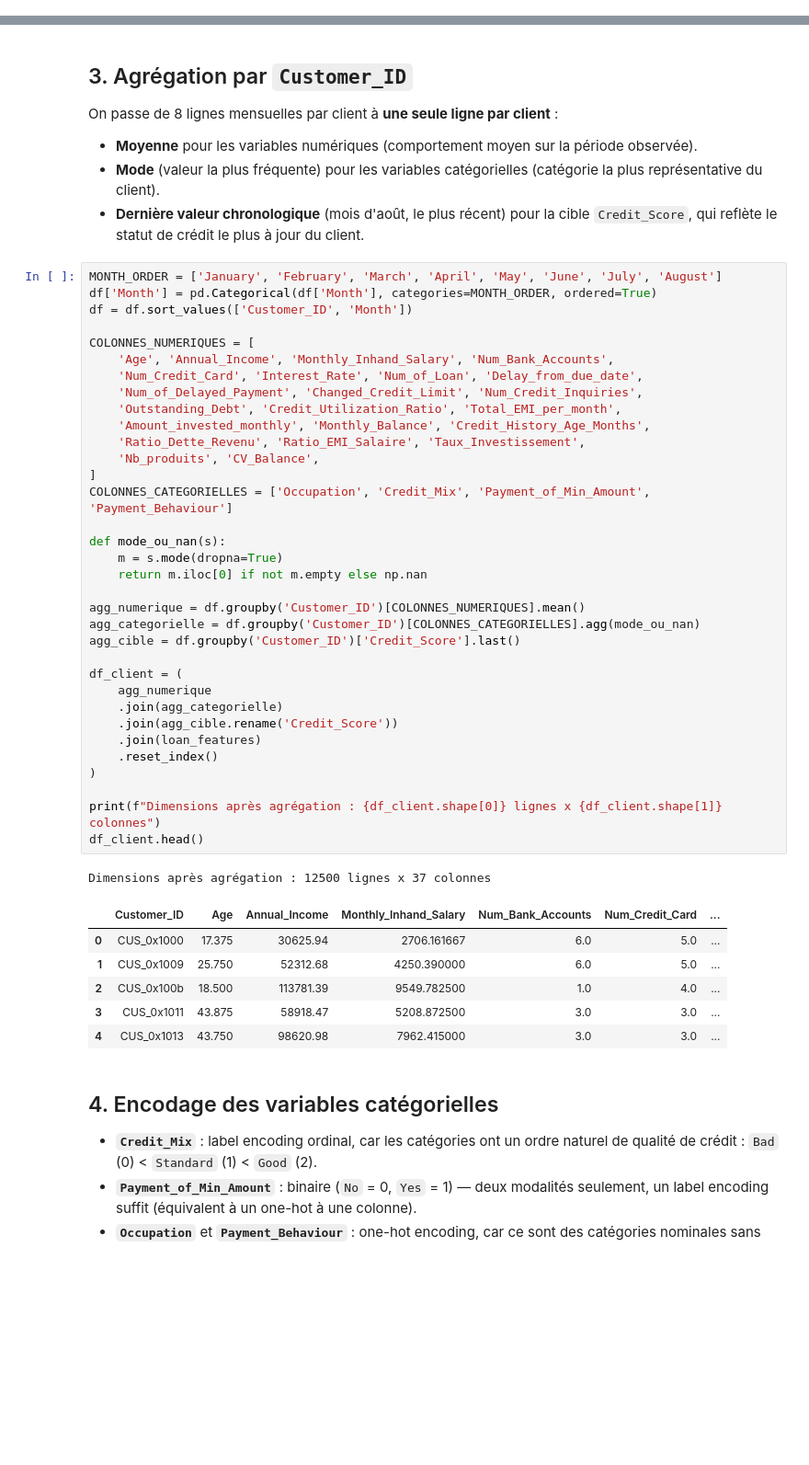
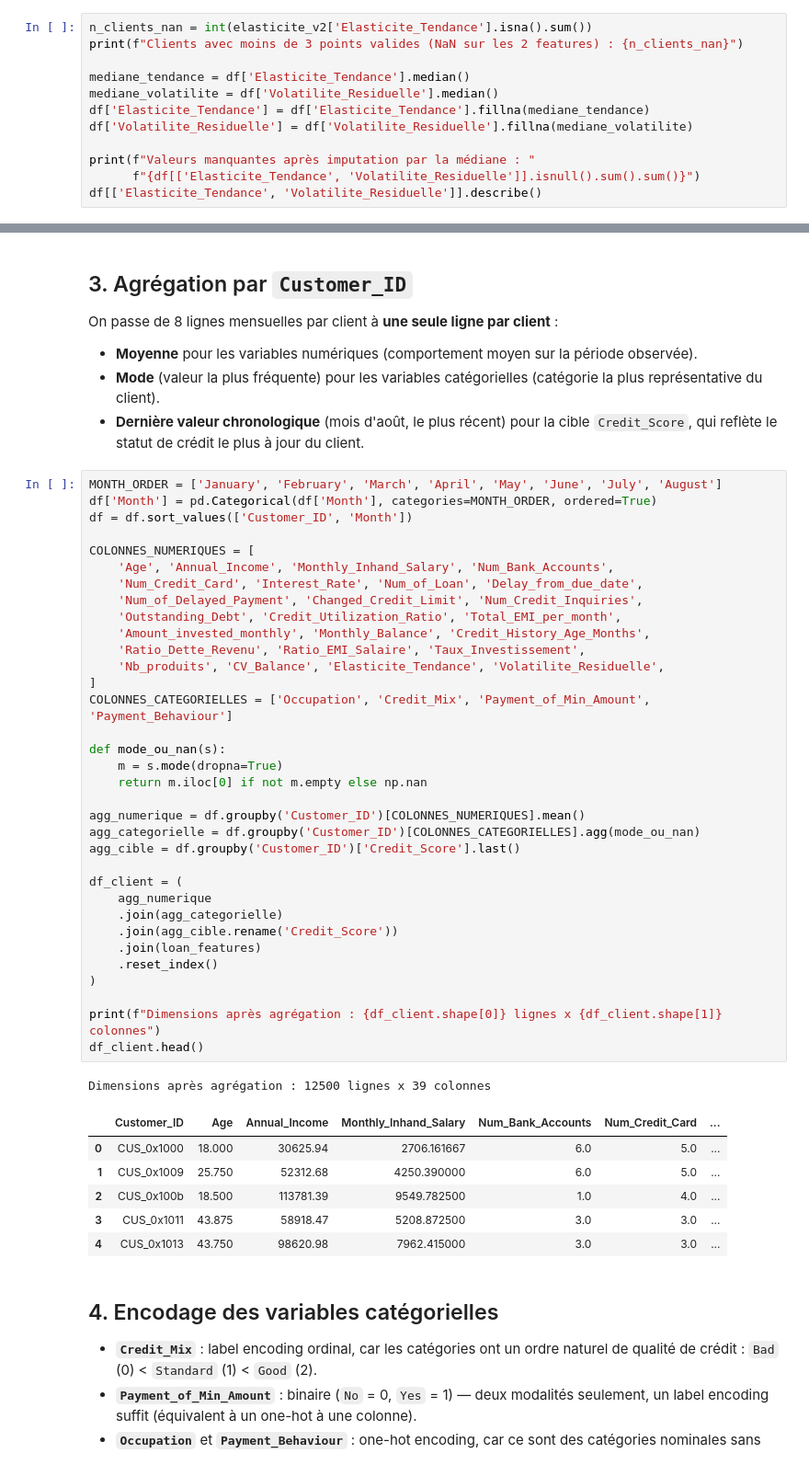
Before and after one commit to Zakaria-Mamouri/Scoring-et-Segmentation-Client, a Jupyter notebook: notebooks/03_feature_engineering.ipynb, the cells around one changed output, grey strips where cells are left out. Shown at 92% size. Cells and saved outputs as stored; diff of their text form; blank space fills up the shorter version.

Commit message:
Corrections  (age 18 ans, elasticite v2 regression log-lineaire) + ajout notebook 04 segmentation

```diff
--- a/notebooks/03_feature_engineering.ipynb
+++ b/notebooks/03_feature_engineering.ipynb
@@ -113,0 +202,12 @@ Name: CV_Balance, dtype: float64
+# %%
+n_clients_nan = int(elasticite_v2['Elasticite_Tendance'].isna().sum())
+print(f"Clients avec moins de 3 points valides (NaN sur les 2 features) : {n_clients_nan}")
+
+mediane_tendance = df['Elasticite_Tendance'].median()
+mediane_volatilite = df['Volatilite_Residuelle'].median()
+df['Elasticite_Tendance'] = df['Elasticite_Tendance'].fillna(mediane_tendance)
+df['Volatilite_Residuelle'] = df['Volatilite_Residuelle'].fillna(mediane_volatilite)
+
+print(f"Valeurs manquantes après imputation par la médiane : "
+      f"{df[['Elasticite_Tendance', 'Volatilite_Residuelle']].isnull().sum().sum()}")
+df[['Elasticite_Tendance', 'Volatilite_Residuelle']].describe()
@@ -184,36 +313,36 @@ df = df.sort_values(['Customer_ID', 'Month'])
 COLONNES_NUMERIQUES = [
     'Age', 'Annual_Income', 'Monthly_Inhand_Salary', 'Num_Bank_Accounts',
     'Num_Credit_Card', 'Interest_Rate', 'Num_of_Loan', 'Delay_from_due_date',
     'Num_of_Delayed_Payment', 'Changed_Credit_Limit', 'Num_Credit_Inquiries',
     'Outstanding_Debt', 'Credit_Utilization_Ratio', 'Total_EMI_per_month',
     'Amount_invested_monthly', 'Monthly_Balance', 'Credit_History_Age_Months',
     'Ratio_Dette_Revenu', 'Ratio_EMI_Salaire', 'Taux_Investissement',
-    'Nb_produits', 'CV_Balance',
+    'Nb_produits', 'CV_Balance', 'Elasticite_Tendance', 'Volatilite_Residuelle',
 ]
 COLONNES_CATEGORIELLES = ['Occupation', 'Credit_Mix', 'Payment_of_Min_Amount', 'Payment_Behaviour']
 
 def mode_ou_nan(s):
     m = s.mode(dropna=True)
     return m.iloc[0] if not m.empty else np.nan
 
 agg_numerique = df.groupby('Customer_ID')[COLONNES_NUMERIQUES].mean()
 agg_categorielle = df.groupby('Customer_ID')[COLONNES_CATEGORIELLES].agg(mode_ou_nan)
 agg_cible = df.groupby('Customer_ID')['Credit_Score'].last()
 
 df_client = (
     agg_numerique
     .join(agg_categorielle)
     .join(agg_cible.rename('Credit_Score'))
     .join(loan_features)
     .reset_index()
 )
 
 print(f"Dimensions après agrégation : {df_client.shape[0]} lignes x {df_client.shape[1]} colonnes")
 df_client.head()
 # %% [output]
-Dimensions après agrégation : 12500 lignes x 37 colonnes
+Dimensions après agrégation : 12500 lignes x 39 colonnes
 |  | Customer_ID | Age | Annual_Income | Monthly_Inhand_Salary | Num_Bank_Accounts | Num_Credit_Card | ... |
-| 0 | CUS_0x1000 | 17.375 | 30625.94 | 2706.161667 | 6.0 | 5.0 | ... |
+| 0 | CUS_0x1000 | 18.000 | 30625.94 | 2706.161667 | 6.0 | 5.0 | ... |
 | 1 | CUS_0x1009 | 25.750 | 52312.68 | 4250.390000 | 6.0 | 5.0 | ... |
 | 2 | CUS_0x100b | 18.500 | 113781.39 | 9549.782500 | 1.0 | 4.0 | ... |
 | 3 | CUS_0x1011 | 43.875 | 58918.47 | 5208.872500 | 3.0 | 3.0 | ... |
```
Also changed, not shown: parts of 10 cells of this notebook, 3 other files.
